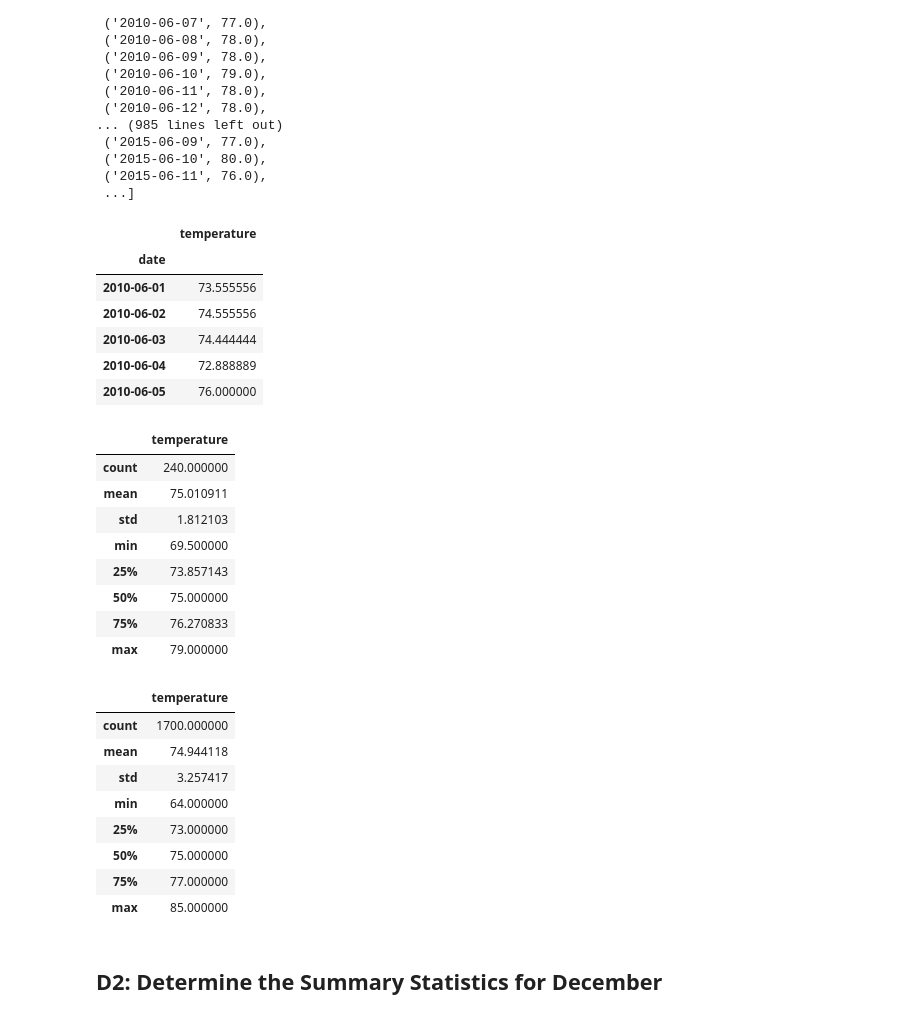
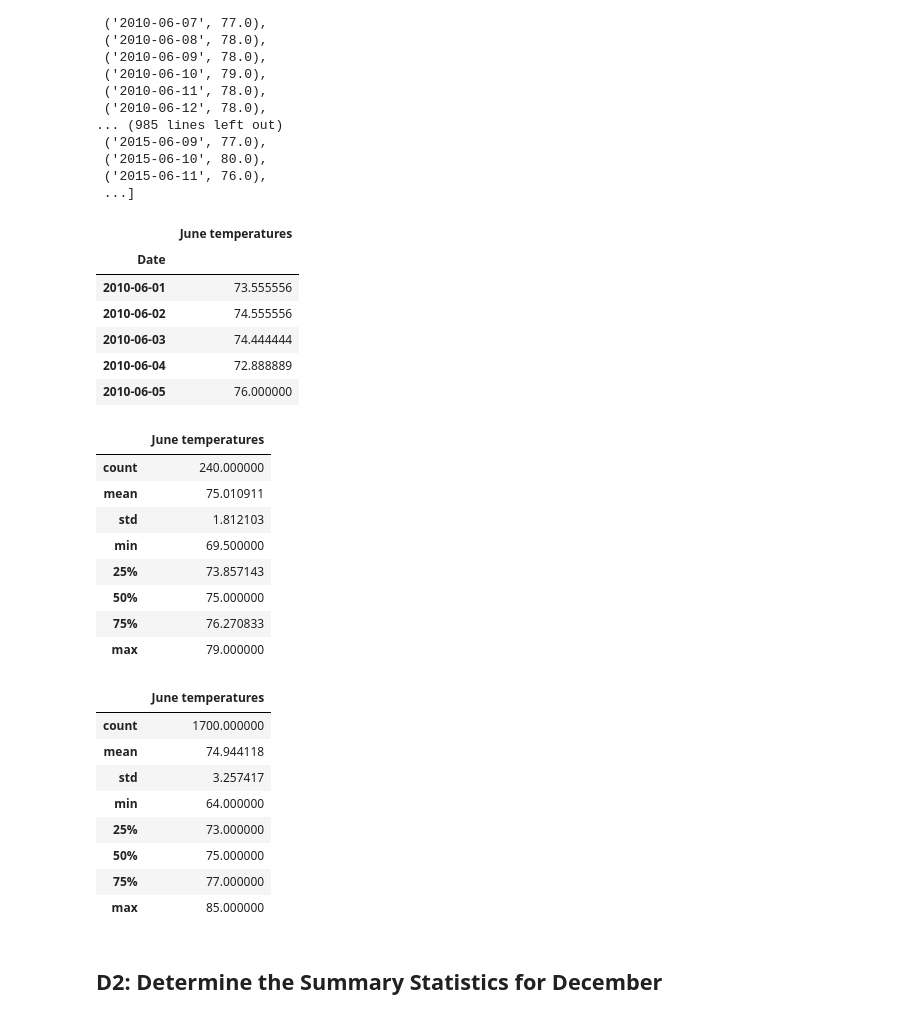
Before and after one commit to GabrielaTuma/surfs_up, a Jupyter notebook: SurfsUp_Challenge.ipynb, the cells around one changed output. Drawn from its saved outputs; the diff is of its cells as text; code cells hidden in the pictures.

```diff
--- a/SurfsUp_Challenge.ipynb
+++ b/SurfsUp_Challenge.ipynb
@@ -54,12 +54,12 @@ june = []
 june = session.query(Measurement.date, Measurement.tobs).filter(extract('month', Measurement.date)==6).all()
 # %%
 # 4. Create a DataFrame from the list of temperatures for the month of June.
-june_df = pd.DataFrame(june, columns=['date','temperature'])
-avg_june_df = pd.DataFrame(june_df.groupby(["date"]).mean()["temperature"])
+june_df = pd.DataFrame(june, columns=['Date','June temperatures'])
+avg_june_df = pd.DataFrame(june_df.groupby(["Date"]).mean()["June temperatures"])
 avg_june_df.head()
 # %% [output]
-|  | temperature |
-| date |  |
+|  | June temperatures |
+| Date |  |
 | 2010-06-01 | 73.555556 |
 | 2010-06-02 | 74.555556 |
 | 2010-06-03 | 74.444444 |
@@ -69,7 +69,7 @@ avg_june_df.head()
 # 5. Calculate and print out the summary statistics for the June temperature DataFrame.
 avg_june_df.describe()
 # %% [output]
-|  | temperature |
+|  | June temperatures |
 | count | 240.000000 |
 | mean | 75.010911 |
 | std | 1.812103 |
@@ -81,7 +81,7 @@ avg_june_df.describe()
 # %%
 june_df.describe()
 # %% [output]
-|  | temperature |
+|  | June temperatures |
 | count | 1700.000000 |
 | mean | 74.944118 |
 | std | 3.257417 |
```
Also changed, not shown: parts of 6 cells of this notebook, 7 other files.
